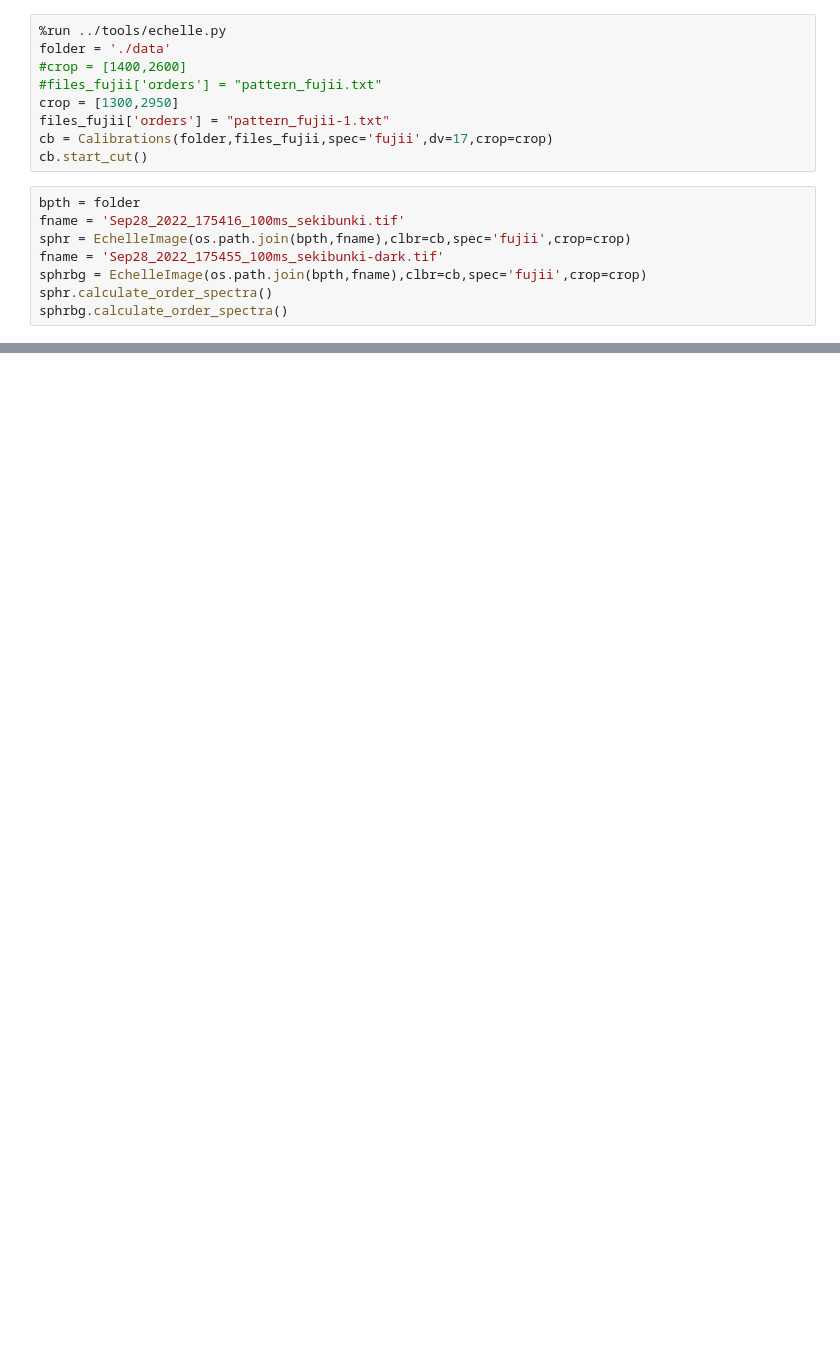
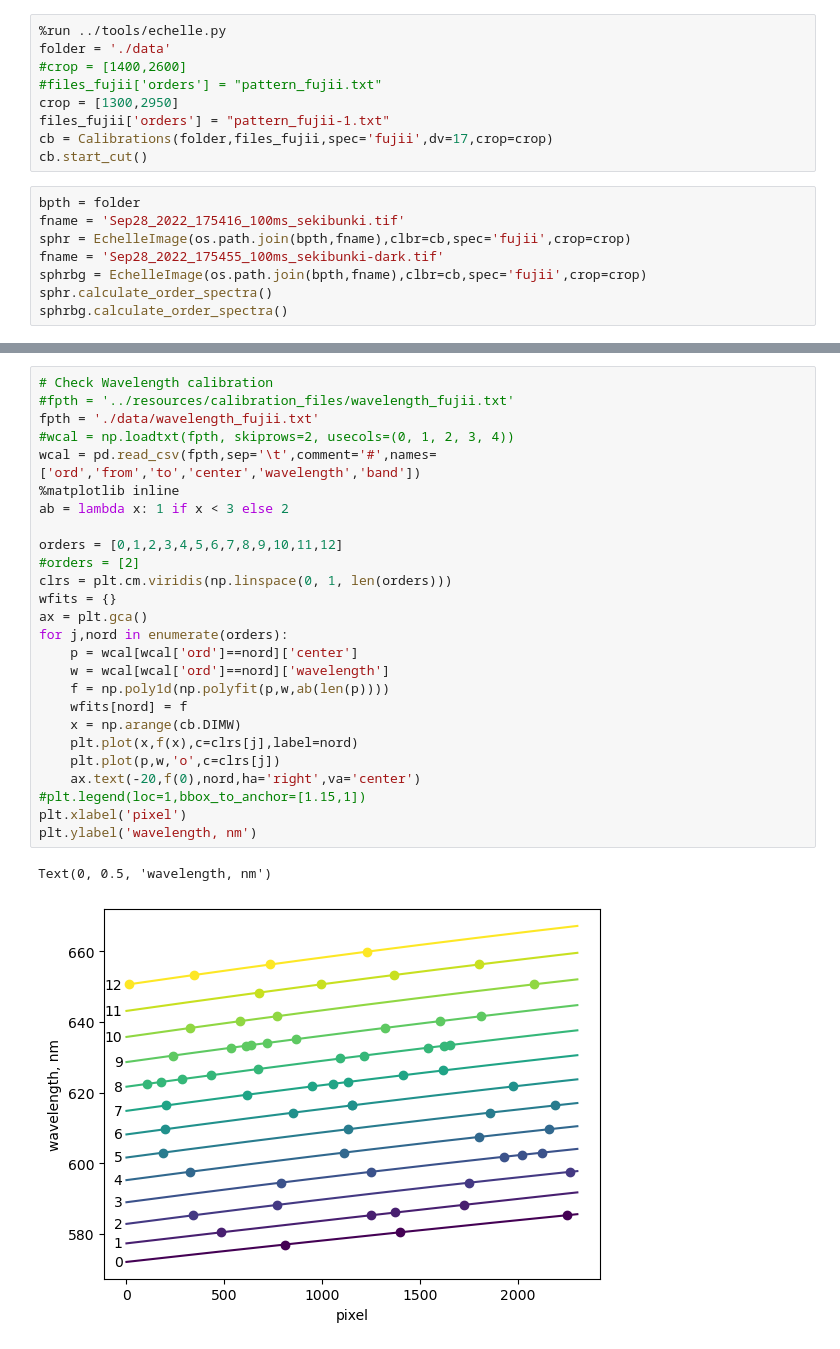
Before and after one commit to queezz/echelle_spectra, a Jupyter notebook: src/echelle_spectra/examples/3.3_Wavelength_Calibration.ipynb, the cells around one changed output, grey strips where cells are left out. Cells and saved outputs as stored; diff of their text form; blank space fills up the shorter version.

```diff
--- a/src/echelle_spectra/examples/3.3_Wavelength_Calibration.ipynb
+++ b/src/echelle_spectra/examples/3.3_Wavelength_Calibration.ipynb
@@ -55,0 +122,29 @@ _ = [plt.plot(x+1000*i + 3*i**2,(h2.order_spectra[0,i]-subtract[i])/sphr.order_s
+# %%
+# Check Wavelength calibration
+#fpth = '../resources/calibration_files/wavelength_fujii.txt'
+fpth = './data/wavelength_fujii.txt'
+#wcal = np.loadtxt(fpth, skiprows=2, usecols=(0, 1, 2, 3, 4))
+wcal = pd.read_csv(fpth,sep='\t',comment='#',names=['ord','from','to','center','wavelength','band'])
+%matplotlib inline
+ab = lambda x: 1 if x < 3 else 2
+
+orders = [0,1,2,3,4,5,6,7,8,9,10,11,12]
+#orders = [2]
+clrs = plt.cm.viridis(np.linspace(0, 1, len(orders)))
+wfits = {}
+ax = plt.gca()
+for j,nord in enumerate(orders):
+    p = wcal[wcal['ord']==nord]['center']
+    w = wcal[wcal['ord']==nord]['wavelength']
+    f = np.poly1d(np.polyfit(p,w,ab(len(p))))
+    wfits[nord] = f
+    x = np.arange(cb.DIMW)
+    plt.plot(x,f(x),c=clrs[j],label=nord)
+    plt.plot(p,w,'o',c=clrs[j])
+    ax.text(-20,f(0),nord,ha='right',va='center')
+#plt.legend(loc=1,bbox_to_anchor=[1.15,1])
+plt.xlabel('pixel')
+plt.ylabel('wavelength, nm')
+# %% [output]
+Text(0, 0.5, 'wavelength, nm')
+[figure, added]
```
Also changed, not shown: parts of 10 cells of this notebook, 11 other files.
